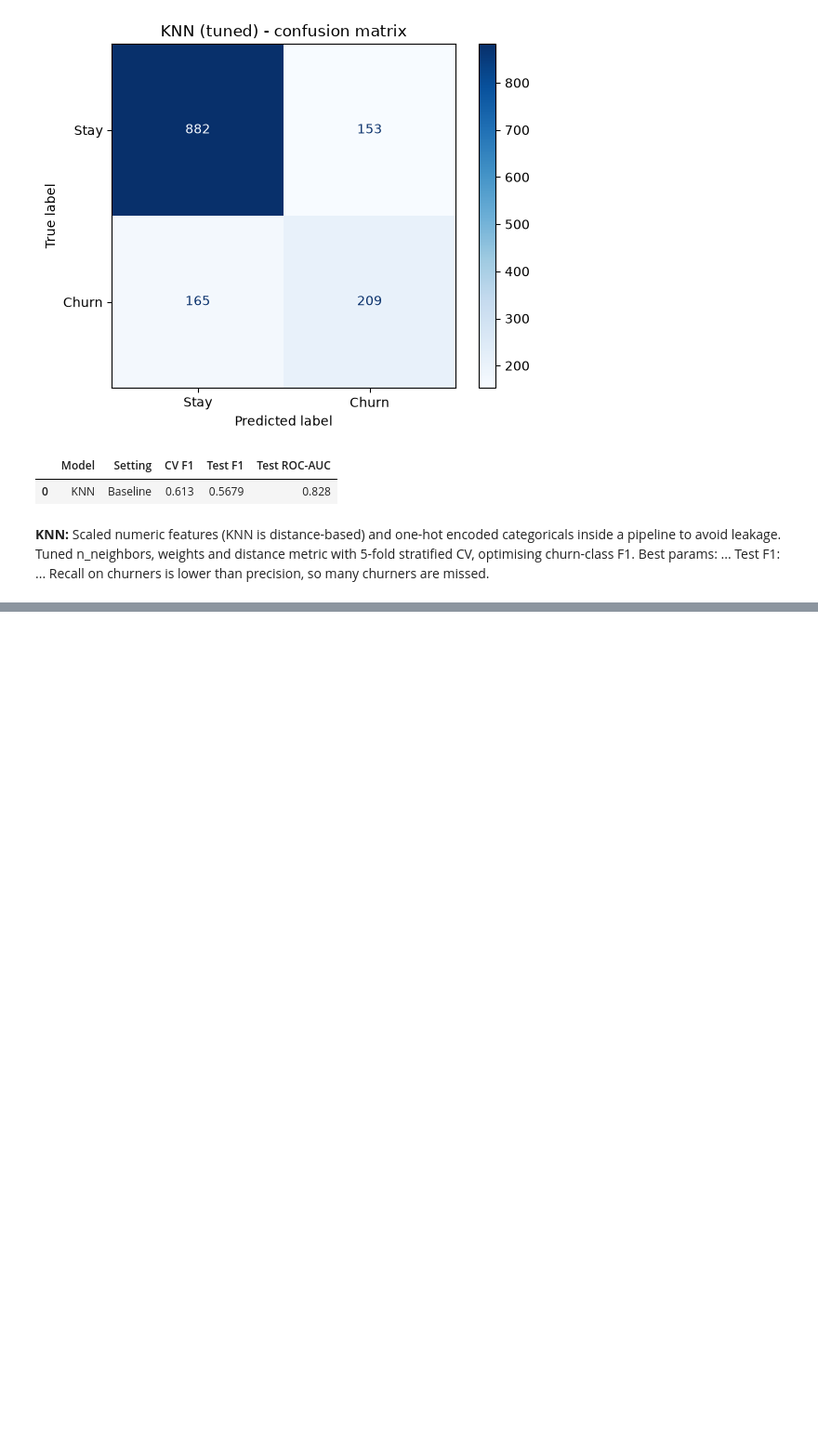
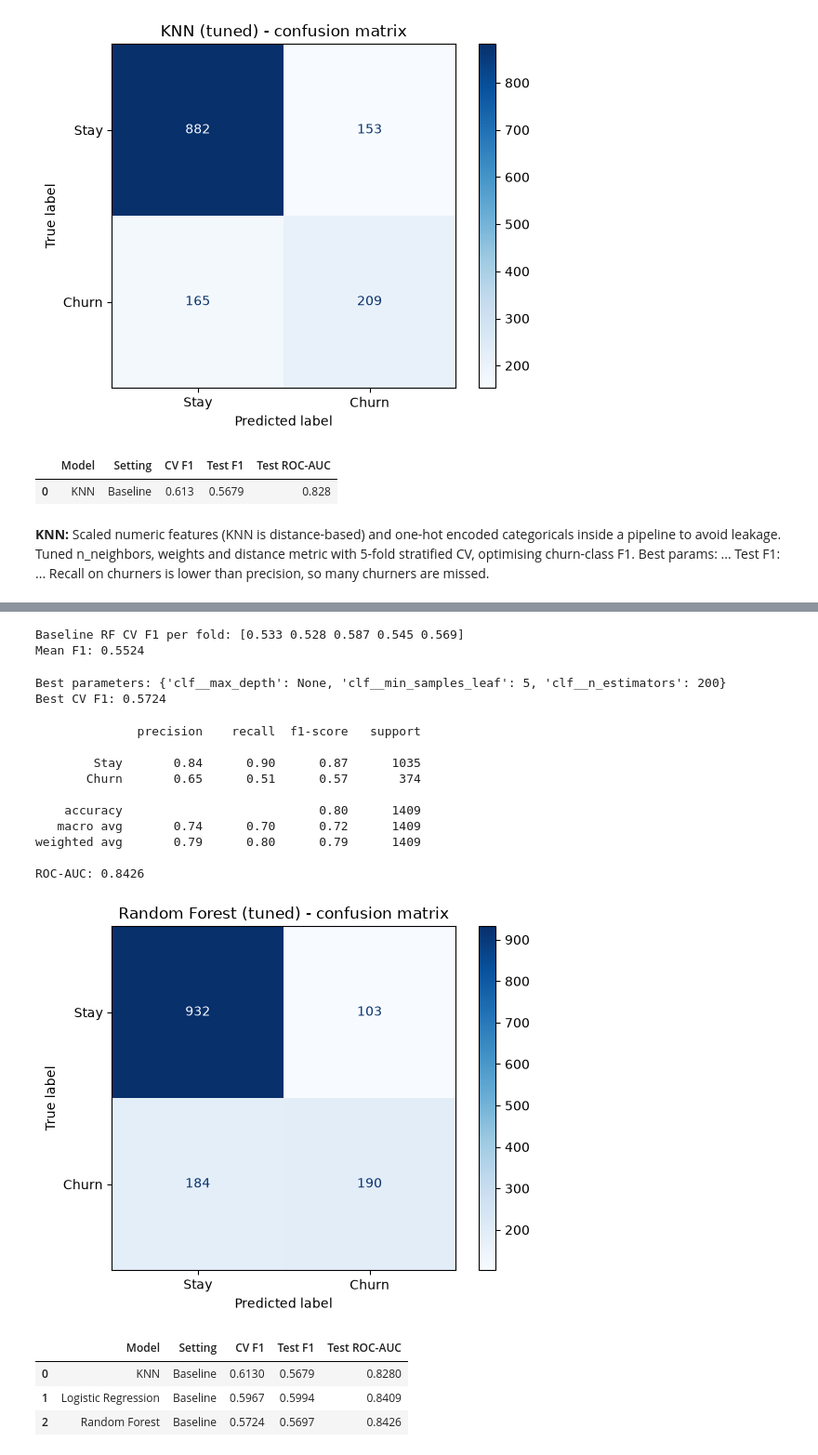
Before and after one commit to urmaneeshjayawardena/telco-churn, a Jupyter notebook: churn_classification.ipynb, the cells around one changed output, grey strips where cells are left out. Shown at 93% size. Saved outputs shown, nothing was run; the diff lists cells and outputs as text; code cells hidden in the pictures; blank space fills up the shorter version.

```diff
--- a/churn_classification.ipynb
+++ b/churn_classification.ipynb
@@ -290,0 +377,73 @@ pd.DataFrame(results)
+# %%
+from sklearn.ensemble import RandomForestClassifier
+
+rf_preprocessor = ColumnTransformer([
+    ("num", "passthrough", num_features),
+    ("cat", OneHotEncoder(handle_unknown="ignore", drop="if_binary"), cat_features),
+])
+
+rf_base = Pipeline([
+    ("prep", rf_preprocessor),
+    ("clf", RandomForestClassifier(random_state=42, n_jobs=-1)),
+])
+
+scores = cross_val_score(rf_base, X_train, y_train, cv=cv, scoring="f1")
+print("Baseline RF CV F1 per fold:", scores.round(3))
+print("Mean F1:", scores.mean().round(4))
+# %% [output]
+Baseline RF CV F1 per fold: [0.533 0.528 0.587 0.545 0.569]
+Mean F1: 0.5524
+# %%
+param_grid = {
+    "clf__n_estimators": [200, 400],
+    "clf__max_depth": [6, 10, None],
+    "clf__min_samples_leaf": [1, 5, 10],
+}
+
+rf_grid = GridSearchCV(rf_base, param_grid, cv=cv, scoring="f1", n_jobs=-1)
+rf_grid.fit(X_train, y_train)
+
+print("Best parameters:", rf_grid.best_params_)
+print("Best CV F1:", round(rf_grid.best_score_, 4))
+# %% [output]
+Best parameters: {'clf__max_depth': None, 'clf__min_samples_leaf': 5, 'clf__n_estimators': 200}
+Best CV F1: 0.5724
+# %%
+import os
+os.makedirs("figures", exist_ok=True)
+
+y_pred = rf_grid.predict(X_test)
+y_prob = rf_grid.predict_proba(X_test)[:, 1]
+
+print(classification_report(y_test, y_pred, target_names=["Stay", "Churn"]))
+print("ROC-AUC:", round(roc_auc_score(y_test, y_prob), 4))
+
+ConfusionMatrixDisplay(confusion_matrix(y_test, y_pred), display_labels=["Stay", "Churn"]).plot(cmap="Blues")
+plt.title("Random Forest (tuned) - confusion matrix")
+plt.savefig("figures/07_rf_confusion_matrix.png", dpi=150)
+plt.show()
+# %% [output]
+              precision    recall  f1-score   support
+
+        Stay       0.84      0.90      0.87      1035
+       Churn       0.65      0.51      0.57       374
+
+    accuracy                           0.80      1409
+   macro avg       0.74      0.70      0.72      1409
+weighted avg       0.79      0.80      0.79      1409
+
+ROC-AUC: 0.8426
+[figure, added]
+# %%
+results.append({
+    "Model": "Random Forest", "Setting": "Baseline",
+    "CV F1": round(rf_grid.best_score_, 4),
+    "Test F1": round(f1_score(y_test, y_pred), 4),
+    "Test ROC-AUC": round(roc_auc_score(y_test, y_prob), 4),
+})
+pd.DataFrame(results)
+# %% [output]
+|  | Model | Setting | CV F1 | Test F1 | Test ROC-AUC |
+| 0 | KNN | Baseline | 0.6130 | 0.5679 | 0.8280 |
+| 1 | Logistic Regression | Baseline | 0.5967 | 0.5994 | 0.8409 |
+| 2 | Random Forest | Baseline | 0.5724 | 0.5697 | 0.8426 |
```
Also changed, not shown: parts of 12 cells of this notebook, 2 other files.
